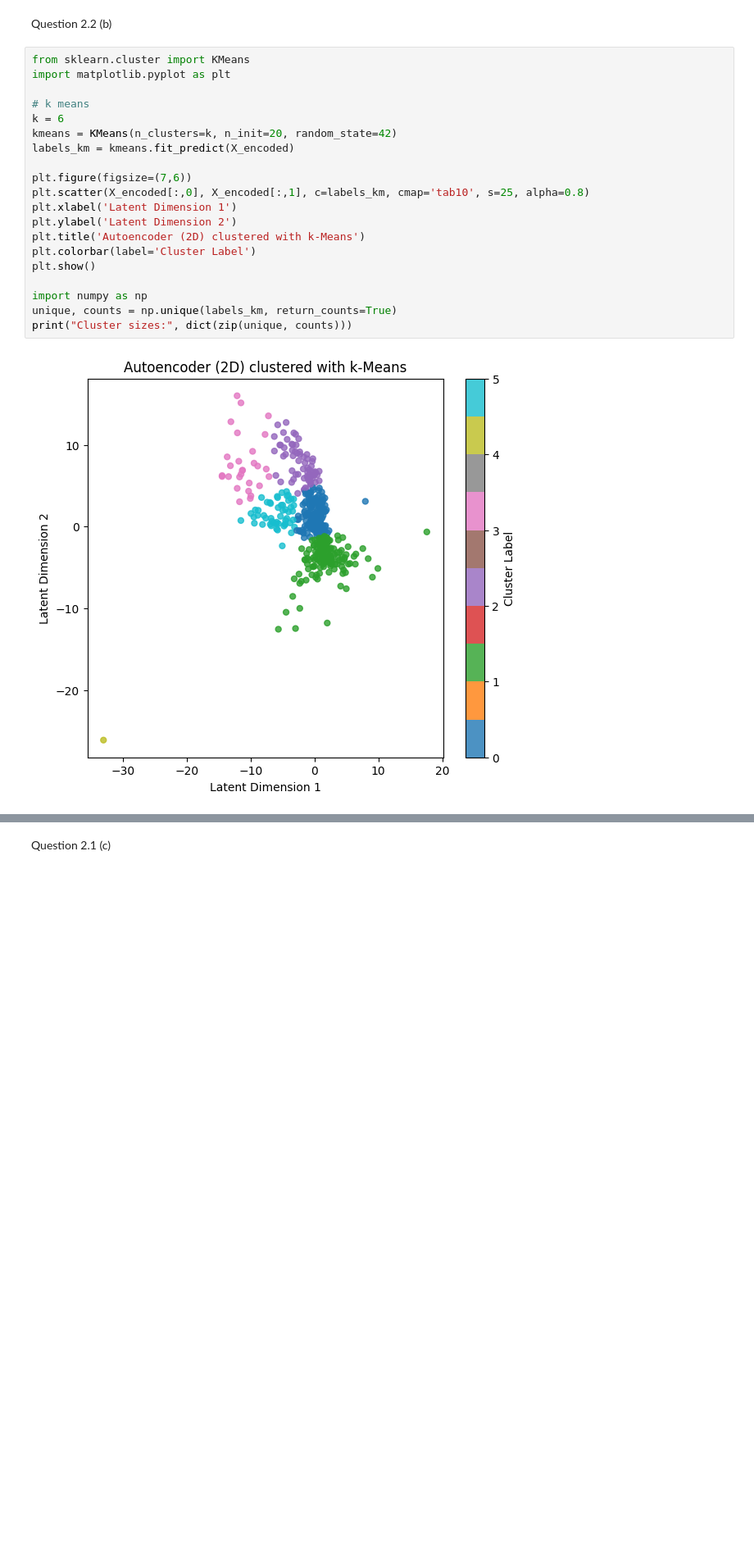
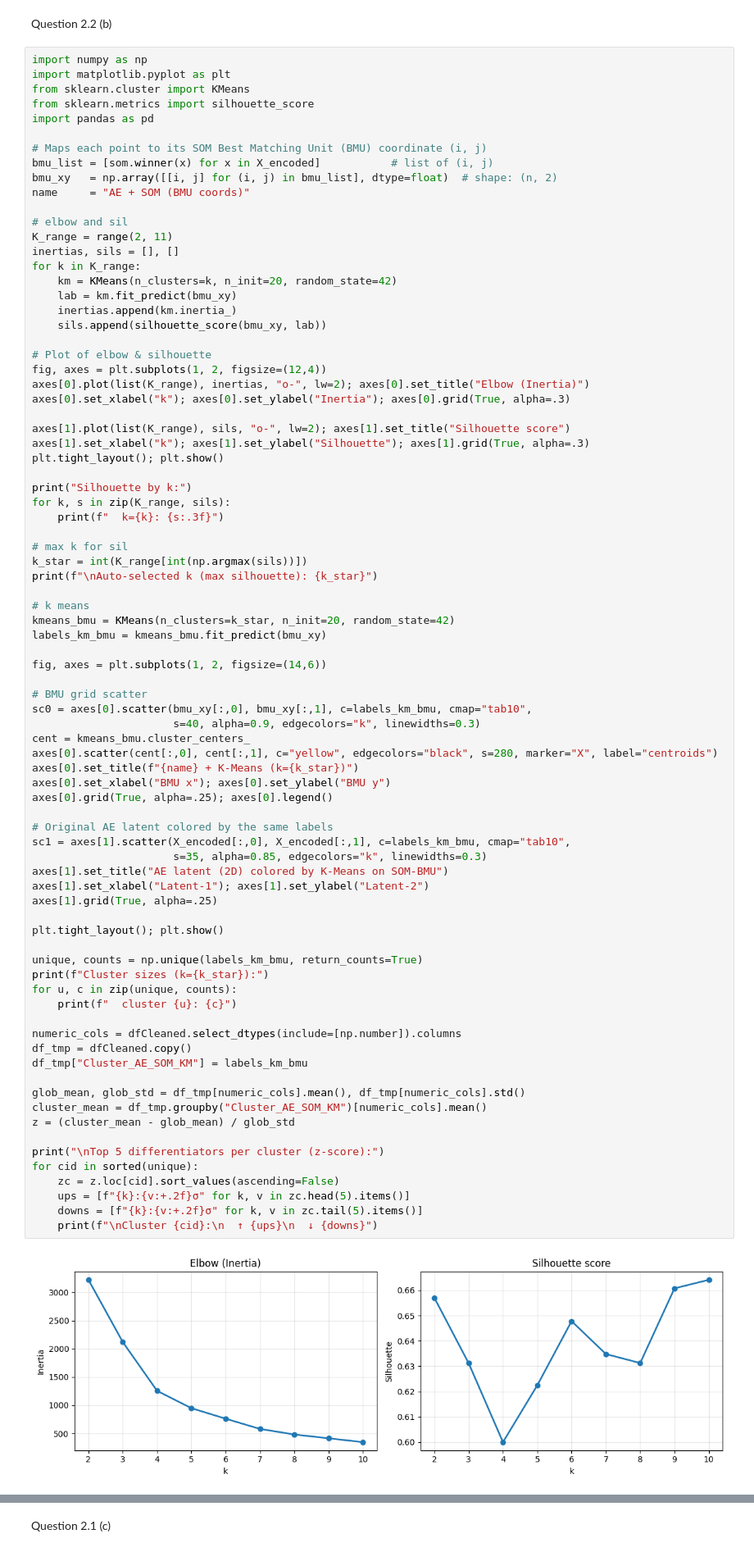
Before and after one commit to jamesofcode/nba-dimensionality-reduction, a Jupyter notebook: assignment2.ipynb, the cells around one changed output, grey strips where cells are left out. Shown at 82% size. Saved outputs shown, nothing was run; the diff lists cells and outputs as text; blank space fills up the shorter version.

```diff
--- a/assignment2.ipynb
+++ b/assignment2.ipynb
@@ -640,24 +754,85 @@ cluster                                          ...
 # %% [markdown]
 Question 2.2 (b)
 # %%
+import numpy as np
+import matplotlib.pyplot as plt
 from sklearn.cluster import KMeans
-import matplotlib.pyplot as plt
+from sklearn.metrics import silhouette_score
+import pandas as pd
+
+# Maps each point to its SOM Best Matching Unit (BMU) coordinate (i, j)
+bmu_list = [som.winner(x) for x in X_encoded]           # list of (i, j)
+bmu_xy   = np.array([[i, j] for (i, j) in bmu_list], dtype=float)  # shape: (n, 2)
+name     = "AE + SOM (BMU coords)"
+
+# elbow and sil
+K_range = range(2, 11)
+inertias, sils = [], []
+for k in K_range:
+    km = KMeans(n_clusters=k, n_init=20, random_state=42)
+    lab = km.fit_predict(bmu_xy)
+    inertias.append(km.inertia_)
+    sils.append(silhouette_score(bmu_xy, lab))
+
+# Plot of elbow & silhouette
+fig, axes = plt.subplots(1, 2, figsize=(12,4))
+axes[0].plot(list(K_range), inertias, "o-", lw=2); axes[0].set_title("Elbow (Inertia)")
+axes[0].set_xlabel("k"); axes[0].set_ylabel("Inertia"); axes[0].grid(True, alpha=.3)
+
+axes[1].plot(list(K_range), sils, "o-", lw=2); axes[1].set_title("Silhouette score")
+axes[1].set_xlabel("k"); axes[1].set_ylabel("Silhouette"); axes[1].grid(True, alpha=.3)
+plt.tight_layout(); plt.show()
+
+print("Silhouette by k:")
+for k, s in zip(K_range, sils):
+    print(f"  k={k}: {s:.3f}")
+
+# max k for sil
+k_star = int(K_range[int(np.argmax(sils))])
+print(f"\nAuto-selected k (max silhouette): {k_star}")
 
 # k means
-k = 6
-kmeans = KMeans(n_clusters=k, n_init=20, random_state=42)
-labels_km = kmeans.fit_predict(X_encoded)
+kmeans_bmu = KMeans(n_clusters=k_star, n_init=20, random_state=42)
+labels_km_bmu = kmeans_bmu.fit_predict(bmu_xy)
 
-plt.figure(figsize=(7,6))
-plt.scatter(X_encoded[:,0], X_encoded[:,1], c=labels_km, cmap='tab10', s=25, alpha=0.8)
-plt.xlabel('Latent Dimension 1')
-plt.ylabel('Latent Dimension 2')
-plt.title('Autoencoder (2D) clustered with k-Means')
-plt.colorbar(label='Cluster Label')
-plt.show()
+fig, axes = plt.subplots(1, 2, figsize=(14,6))
 
-import numpy as np
-unique, counts = np.unique(labels_km, return_counts=True)
-print("Cluster sizes:", dict(zip(unique, counts)))
+# BMU grid scatter
+sc0 = axes[0].scatter(bmu_xy[:,0], bmu_xy[:,1], c=labels_km_bmu, cmap="tab10",
+                      s=40, alpha=0.9, edgecolors="k", linewidths=0.3)
+cent = kmeans_bmu.cluster_centers_
+axes[0].scatter(cent[:,0], cent[:,1], c="yellow", edgecolors="black", s=280, marker="X", label="centroids")
+axes[0].set_title(f"{name} + K-Means (k={k_star})")
+axes[0].set_xlabel("BMU x"); axes[0].set_ylabel("BMU y")
+axes[0].grid(True, alpha=.25); axes[0].legend()
+
+# Original AE latent colored by the same labels
+sc1 = axes[1].scatter(X_encoded[:,0], X_encoded[:,1], c=labels_km_bmu, cmap="tab10",
+                      s=35, alpha=0.85, edgecolors="k", linewidths=0.3)
+axes[1].set_title("AE latent (2D) colored by K-Means on SOM-BMU")
+axes[1].set_xlabel("Latent-1"); axes[1].set_ylabel("Latent-2")
+axes[1].grid(True, alpha=.25)
+
+plt.tight_layout(); plt.show()
+
+unique, counts = np.unique(labels_km_bmu, return_counts=True)
+print(f"Cluster sizes (k={k_star}):")
+for u, c in zip(unique, counts):
+    print(f"  cluster {u}: {c}")
+
+numeric_cols = dfCleaned.select_dtypes(include=[np.number]).columns
+df_tmp = dfCleaned.copy()
+df_tmp["Cluster_AE_SOM_KM"] = labels_km_bmu
+
+glob_mean, glob_std = df_tmp[numeric_cols].mean(), df_tmp[numeric_cols].std()
+cluster_mean = df_tmp.groupby("Cluster_AE_SOM_KM")[numeric_cols].mean()
+z = (cluster_mean - glob_mean) / glob_std
+
+print("\nTop 5 differentiators per cluster (z-score):")
+for cid in sorted(unique):
+    zc = z.loc[cid].sort_values(ascending=False)
+    ups = [f"{k}:{v:+.2f}σ" for k, v in zc.head(5).items()]
+    downs = [f"{k}:{v:+.2f}σ" for k, v in zc.tail(5).items()]
+    print(f"\nCluster {cid}:\n  ↑ {ups}\n  ↓ {downs}")
 # %% [output]
-[figure, old version]
+[figure, new version]
```
Also changed, not shown: parts of 4 cells of this notebook.
